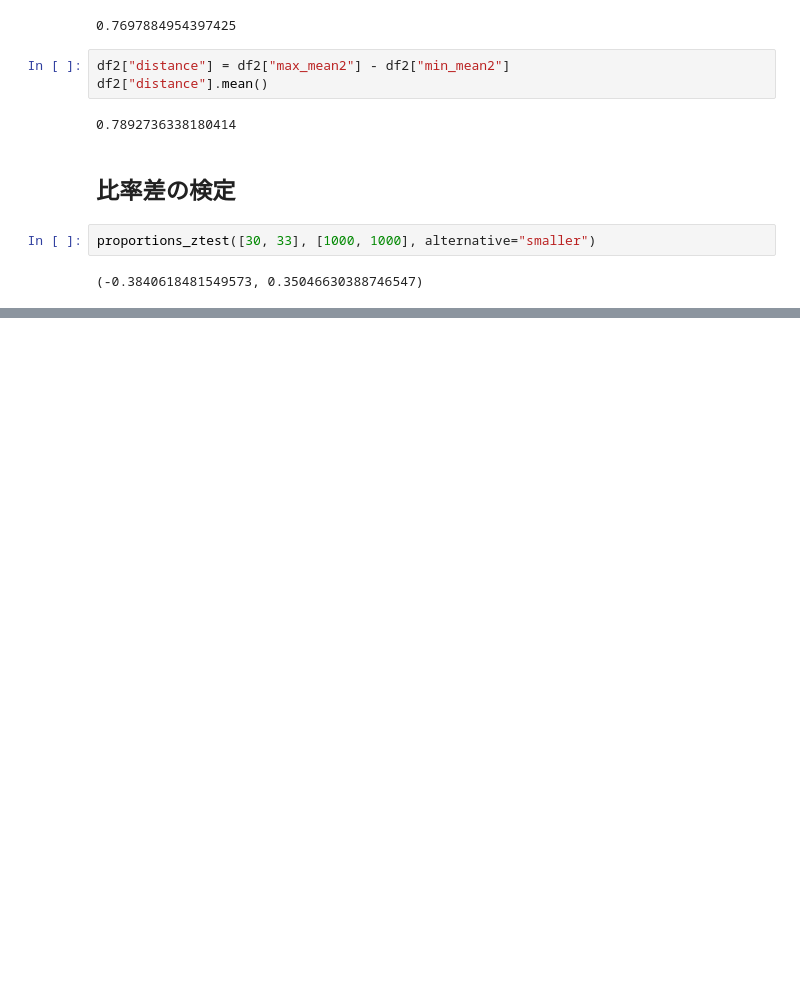
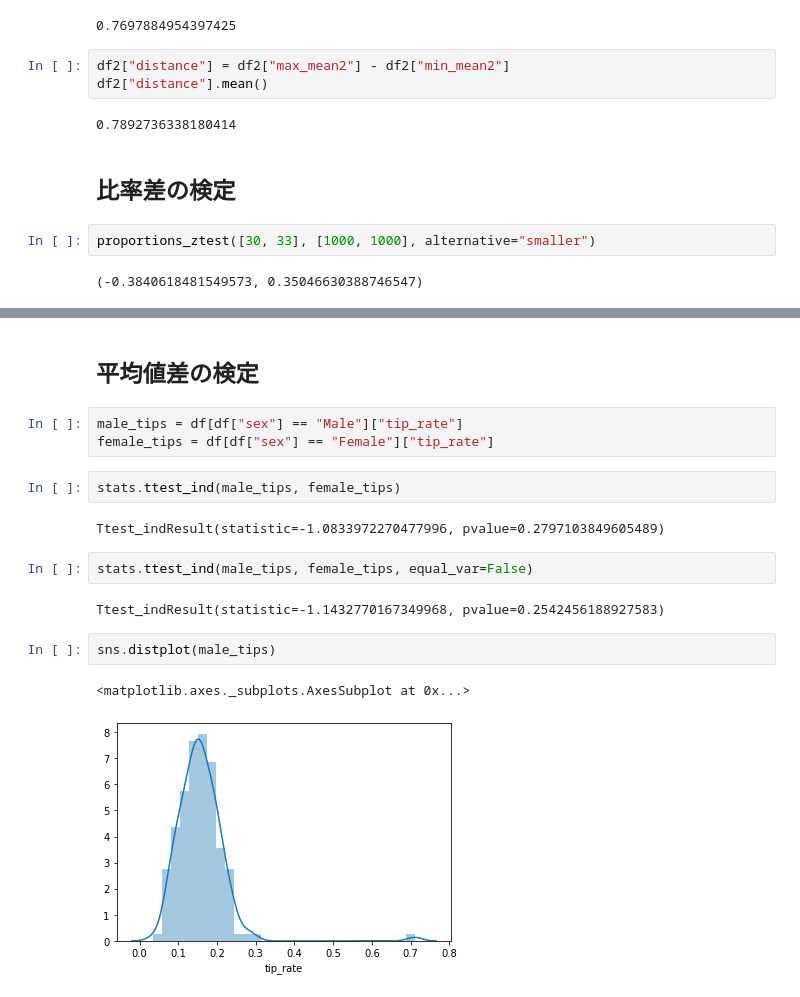
Before and after one commit to fellaini25/kame-python-statistics, a Jupyter notebook: basic-statistics.ipynb, the cells around one changed output, grey strips where cells are left out. Drawn from its saved outputs; the diff is of its cells as text; blank space fills up the shorter version.

```diff
--- a/basic-statistics.ipynb
+++ b/basic-statistics.ipynb
@@ -781,0 +820,18 @@ proportions_ztest([30, 33], [1000, 1000], alternative="smaller")
+# %% [markdown]
+## 平均値差の検定
+# %%
+male_tips = df[df["sex"] == "Male"]["tip_rate"]
+female_tips = df[df["sex"] == "Female"]["tip_rate"]
+# %%
+stats.ttest_ind(male_tips, female_tips)
+# %% [output]
+Ttest_indResult(statistic=-1.0833972270477996, pvalue=0.2797103849605489)
+# %%
+stats.ttest_ind(male_tips, female_tips, equal_var=False)
+# %% [output]
+Ttest_indResult(statistic=-1.1432770167349968, pvalue=0.2542456188927583)
+# %%
+sns.distplot(male_tips)
+# %% [output]
+<matplotlib.axes._subplots.AxesSubplot at 0x...>
+[figure, added]
```
Also changed, not shown: parts of 10 cells of this notebook.
